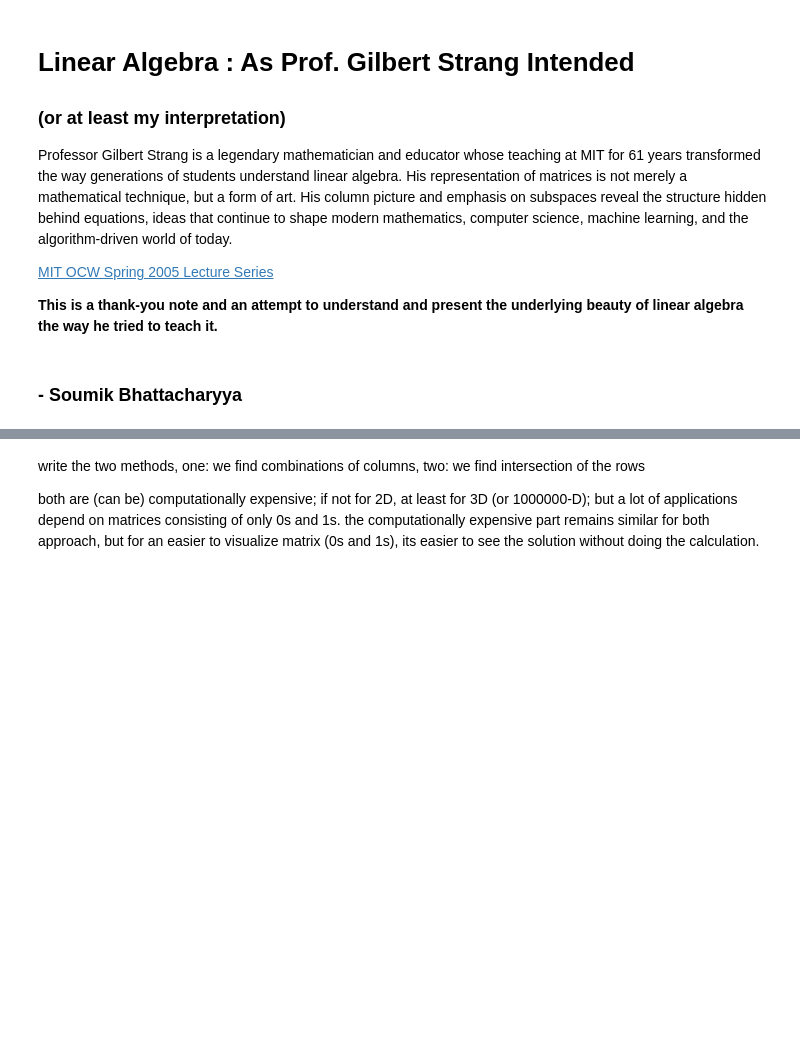
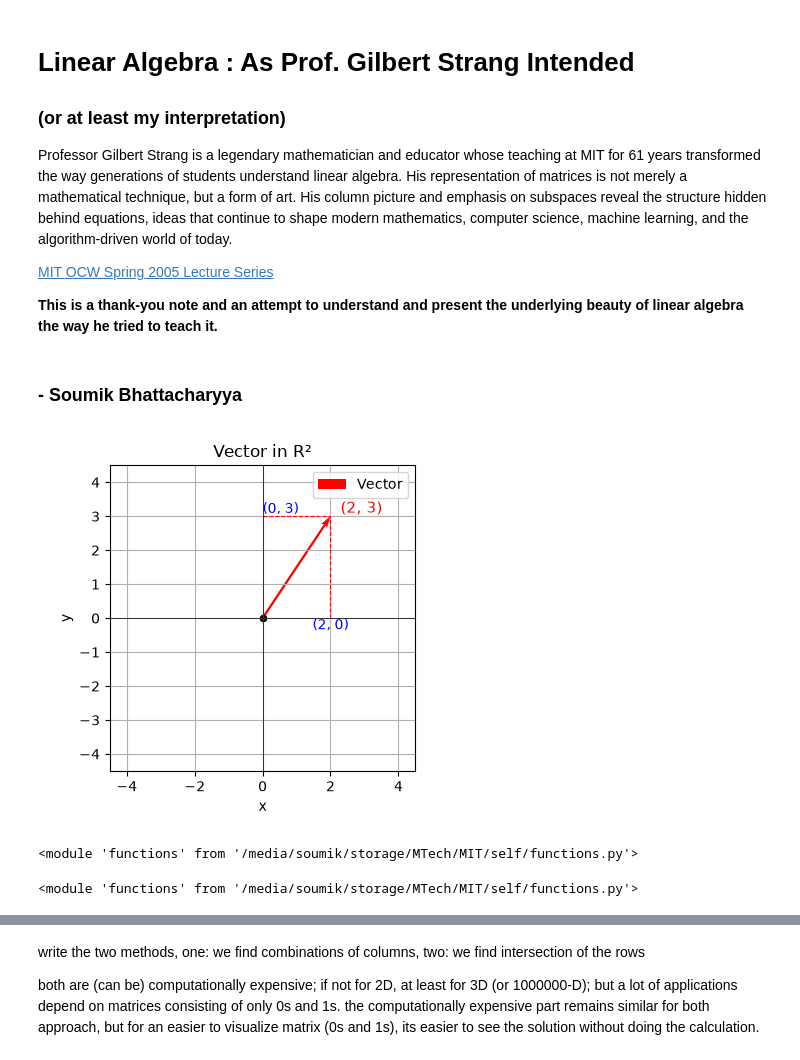
Before and after one commit to Soumik77777/IIITA_MTech_Sem1, a Jupyter notebook: MIT/self/attempt0.ipynb, the cells around one changed output, grey strips where cells are left out. Saved outputs shown, nothing was run; the diff lists cells and outputs as text; code cells hidden in the pictures; blank space fills up the shorter version.

Commit message:
mit self - span 1

```diff
--- a/MIT/self/attempt0.ipynb
+++ b/MIT/self/attempt0.ipynb
@@ -24,6 +24,32 @@ from matplotlib.widgets import Slider
 
 import importlib
 import functions
+# %%
+importlib.reload(functions)
+
+v1 = functions.get_vector()
+v2 = functions.get_vector()
+# %%
+importlib.reload(functions)
+
+functions.plot_vector(v1)
+# %% [output]
+[figure, added]
+# %%
+importlib.reload(functions)
+
+# functions.span_one_vector_2d(v1)
+# %% [output]
+<module 'functions' from '/media/soumik/storage/MTech/MIT/self/functions.py'>
+# %%
+importlib.reload(functions)
+
+# functions.span_two_vectors_2d(v1, v2)
+
+# change this to something that actually shows the whole R2 span
+# we can first stretch a line, then change the coeff of other one, because current one does not mix up coeffs well
+# %% [output]
+<module 'functions' from '/media/soumik/storage/MTech/MIT/self/functions.py'>
 # %%
 importlib.reload(functions)
 
```
Also changed, not shown: parts of 3 cells of this notebook, 1 other file.
